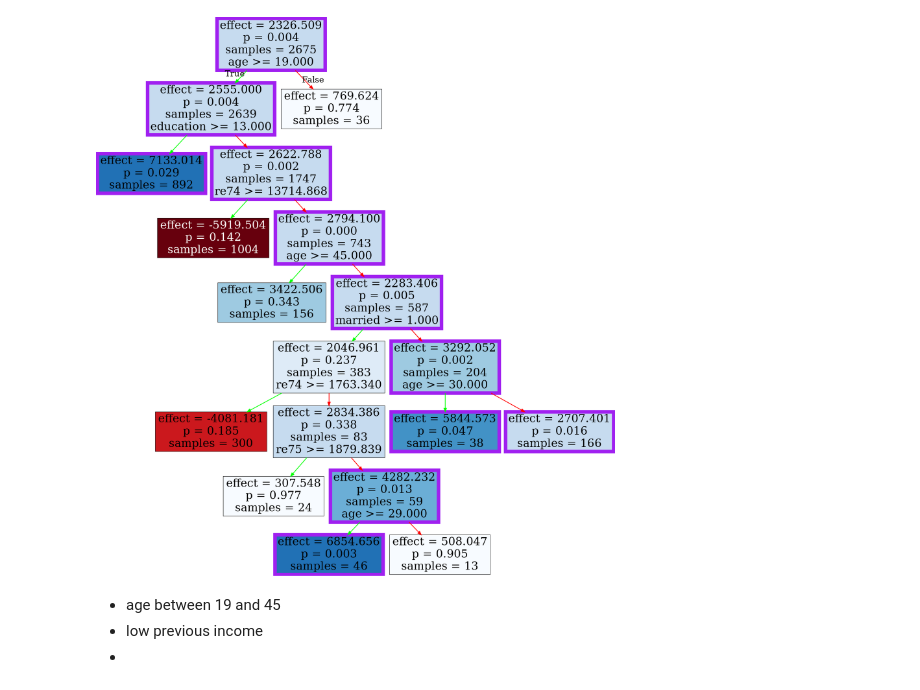
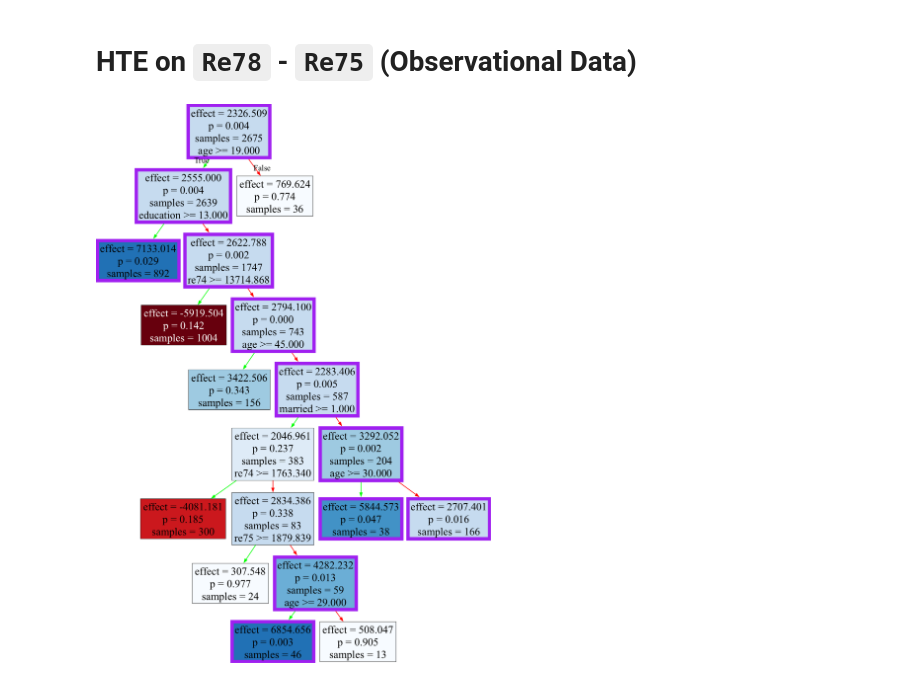
Before and after one commit to cs396s24/Proj-Job-Training, a Jupyter notebook: hte/hte.ipynb, the cells around one changed output. Saved outputs shown, nothing was run; the diff lists cells and outputs as text; code cells hidden in the pictures.

```diff
--- a/hte/hte.ipynb
+++ b/hte/hte.ipynb
@@ -1,3 +1,5 @@
+# %% [markdown]
+# HTE on `Re78` - `Re75` (Observational Data)
 # %%
 import pandas as pd
 from CTL.causal_tree_learn import CausalTree
@@ -15,17 +16,12 @@ columns = lalonde_psid.drop(['treat', 're78'], axis=1).columns
 # %%
-# regular CTL
 def makeTree(x, y, treatment):
     ctl = CausalTree(magnitude=False)
     ctl.fit(x, y, treatment)
     ctl.prune()
-    ctl.plot_tree(features=columns, filename="output/bin_tree", show_effect=True)
+    ctl.plot_tree(features=columns, filename="../output/bin_tree", show_effect=True)
 # %%
 makeTree(x, y, treatment)
-img = Image(filename='output/bin_tree.png', width=700)
+img = Image(filename="../output/bin_tree.png", width=700)
 display(img)
 # %% [output]
-[figure, old version]
+[figure, new version]
-# %% [markdown]
-- age between 19 and 45
-- low previous income
--
```
Also changed, not shown: parts of 3 cells of this notebook, 8 other files.
